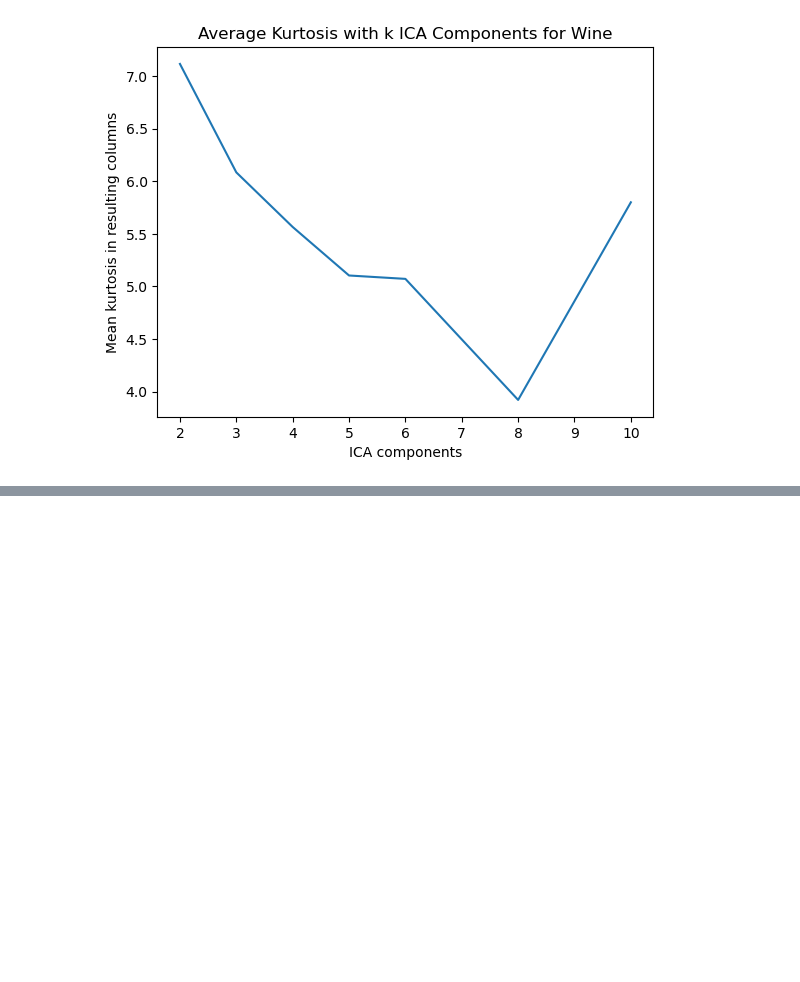
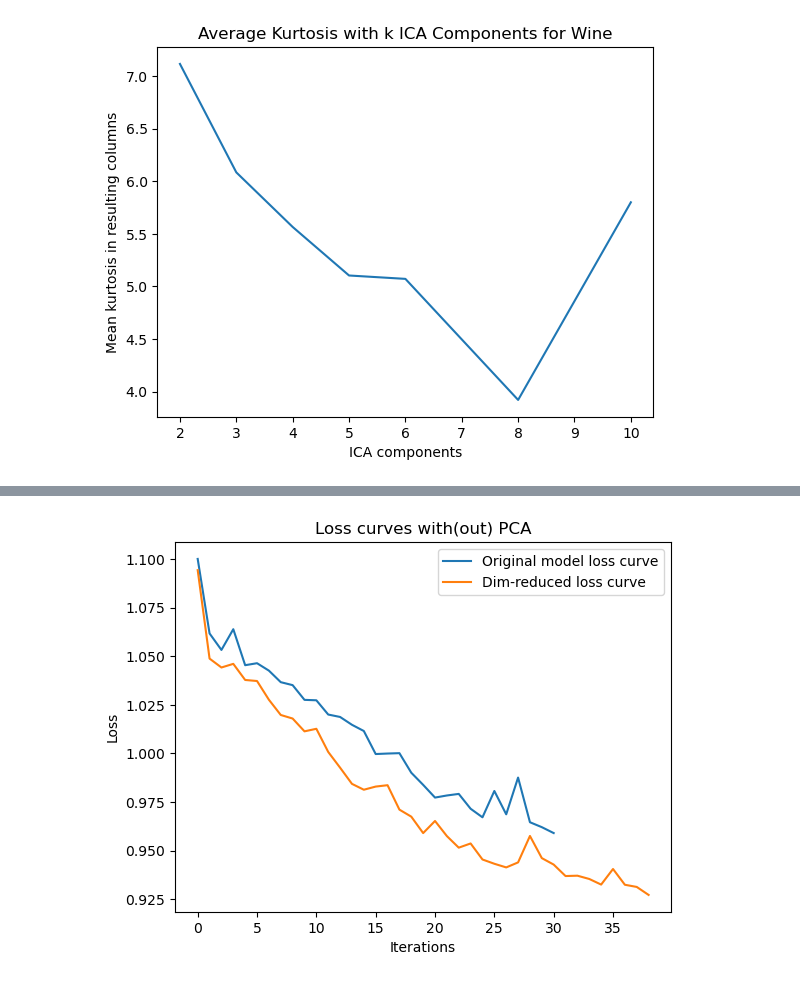
Before and after one commit to ryankarel/cs-7641-ul, a Jupyter notebook: RK UL.ipynb, the cells around one changed output, grey strips where cells are left out. Saved outputs shown, nothing was run; the diff lists cells and outputs as text; code cells hidden in the pictures; blank space fills up the shorter version.

```diff
--- a/RK UL.ipynb
+++ b/RK UL.ipynb
@@ -717,0 +623,88 @@ y_holdout.shape
+# %%
+dataset_name = 'Wine'
+X, y = training_datasets[dataset_name]
+existing_normalizer = Normalizer()
+X_norm = existing_normalizer.fit_transform(X.values)
+
+X_holdout, y_holdout = holdout_datasets[dataset_name]
+X_holdout_norm = existing_normalizer.transform(X_holdout.values)
+
+grid_search = GridSearchCV(
+    estimator=MLPClassifier(
+        activation='logistic',
+        max_iter=100,
+        random_state=random_state,
+        learning_rate_init=0.03,
+        early_stopping=True
+    ),
+    param_grid={
+        'alpha': [0] + [2 ** x for x in range(-6, 3, 4)],
+        'hidden_layer_sizes': [(100,), (50,)]
+    },
+    scoring=scoring
+)
+
+original_model = clone(grid_search)
+original_model.fit(X_norm, y)
+selected_original = clone(original_model.best_estimator_).fit(X_norm, y)
+
+def get_holdout_score(model, X_holdout_norm):
+    Y_pred = model.predict_proba(X_holdout_norm)
+    score = roc_auc_score(
+        y_holdout,
+        Y_pred,
+        multi_class="ovo"
+    )
+    return score
+
+holdout_scores = {
+    'Original': get_holdout_score(selected_original, X_holdout_norm)
+}
+print('holdout scores:', holdout_scores)
+
+dim_reduction_classes_and_k = [
+    (PCA, 6),
+    (FastICA, 4),
+    (GaussianRandomProjection, 12),
+    (LinearDiscriminantAnalysis, 2)
+]
+
+for dim_reduction_class, k in dim_reduction_classes_and_k:
+    dim_red_technique = str(dim_reduction_class.__name__)
+    if dim_red_technique == 'LinearDiscriminantAnalysis':
+        dim_reducer = dim_reduction_class(
+            n_components=k
+        )
+    else:
+        dim_reducer = dim_reduction_class(
+            random_state=random_state,
+            n_components=k
+        )
+    X_reduced = dim_reducer.fit_transform(X_norm, y)
+
+    dim_reduced_model = clone(grid_search)
+    dim_reduced_model.fit(X_reduced, y)
+    selected_reduced = clone(dim_reduced_model.best_estimator_).fit(X_reduced, y)
+
+    df_length = max(len(selected_original.loss_curve_), len(selected_reduced.loss_curve_))
+    results = pd.DataFrame(index=range(df_length), columns=['Original model loss curve', 'Dim-reduced loss curve'])
+    for i, loss_original in enumerate(selected_original.loss_curve_):
+        results.loc[i, 'Original model loss curve'] = loss_original
+    for i, loss_reduced in enumerate(selected_reduced.loss_curve_):
+        results.loc[i, 'Dim-reduced loss curve'] = loss_reduced
+
+    plt.clf()
+    results.plot(
+        y=['Original model loss curve', 'Dim-reduced loss curve'],
+        title=f'Loss curves with(out) {dim_red_technique}',
+        ylabel='Loss',
+        xlabel='Iterations'
+    )
+    plt.show()
+
+    holdout_scores[dim_red_technique] = get_holdout_score(
+        selected_reduced,
+        dim_reducer.fit_transform(X_holdout_norm, y_holdout)
+    )
+    print('holdout scores:', holdout_scores)
+# %% [output]
@@ -717,0 +713 @@ y_holdout.shape
+[figure, added]
```
Also changed, not shown: parts of 38 cells of this notebook.
